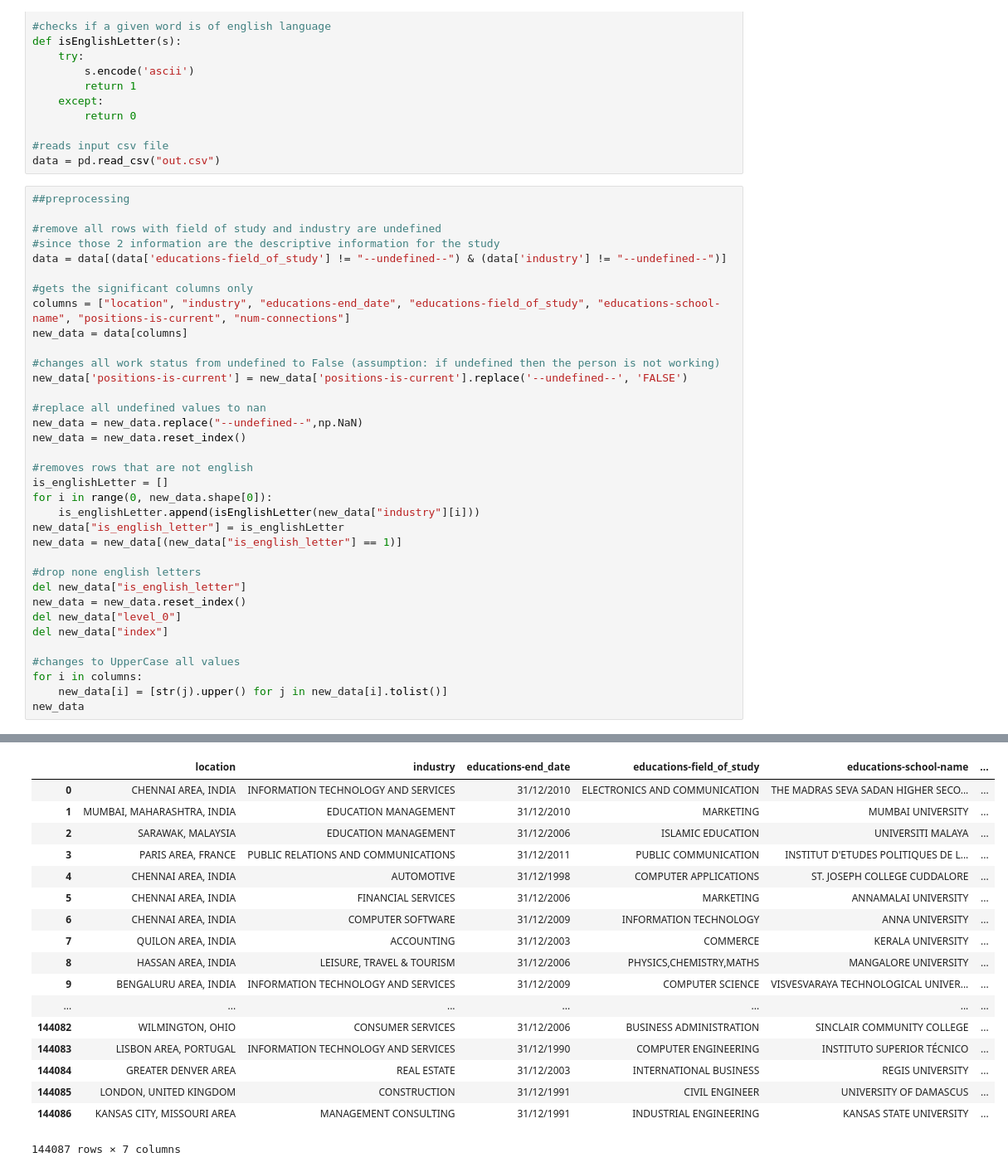
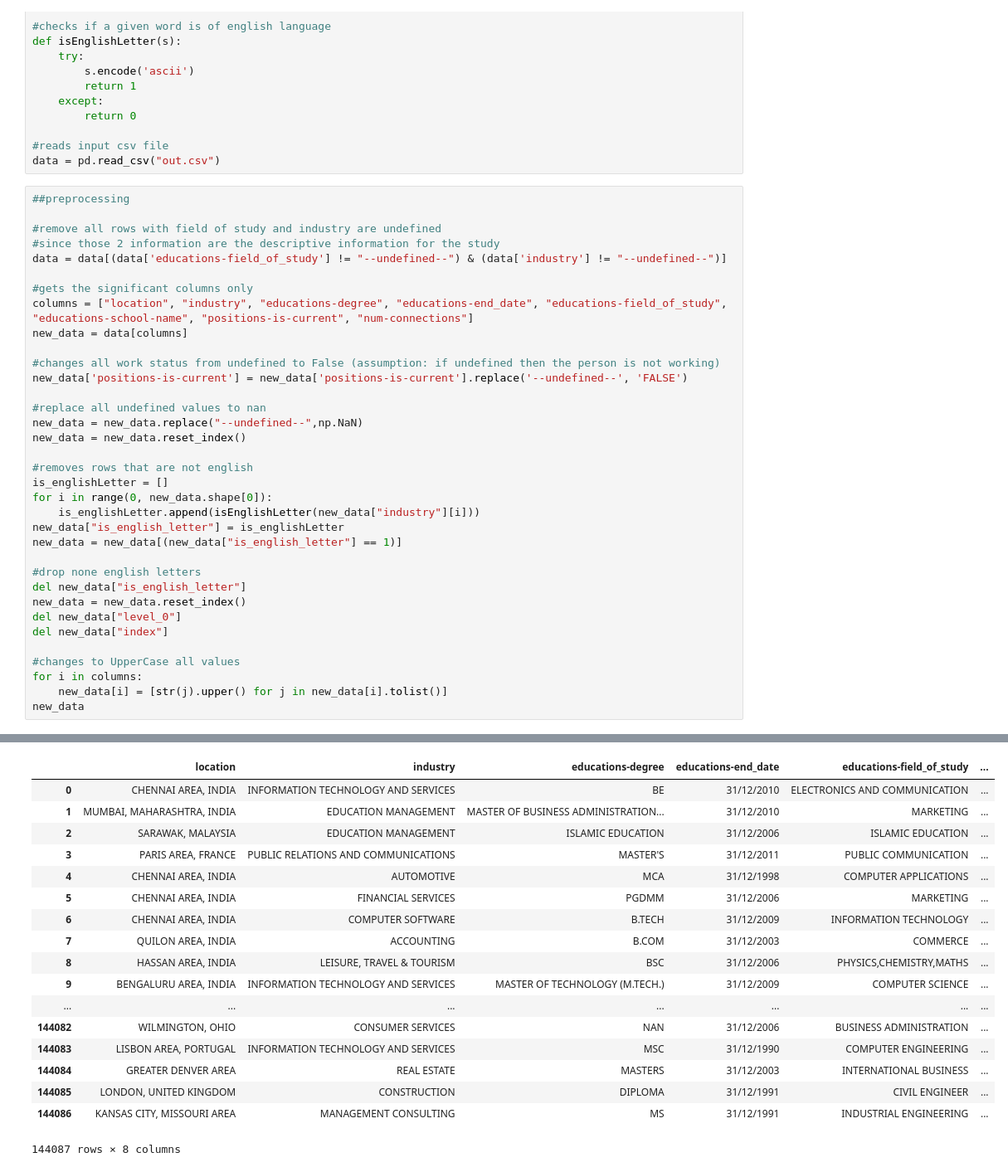
Before and after one commit to mychll31/career_path_jupyter_notebook, a Jupyter notebook: Career Path Prediction.ipynb, the cells around one changed output, grey strips where cells are left out. Shown at 83% size. Drawn from its saved outputs; the diff is of its cells as text.

```diff
--- a/Career Path Prediction.ipynb
+++ b/Career Path Prediction.ipynb
@@ -21,57 +21,57 @@ data = pd.read_csv("out.csv")
 data = data[(data['educations-field_of_study'] != "--undefined--") & (data['industry'] != "--undefined--")]
 
 #gets the significant columns only
-columns = ["location", "industry", "educations-end_date", "educations-field_of_study", "educations-school-name", "positions-is-current", "num-connections"]
+columns = ["location", "industry", "educations-degree", "educations-end_date", "educations-field_of_study", "educations-school-name", "positions-is-current", "num-connections"]
 new_data = data[columns]
 
 #changes all work status from undefined to False (assumption: if undefined then the person is not working)
 new_data['positions-is-current'] = new_data['positions-is-current'].replace('--undefined--', 'FALSE')
 
 #replace all undefined values to nan
 new_data = new_data.replace("--undefined--",np.NaN)
 new_data = new_data.reset_index()
 
 #removes rows that are not english
 is_englishLetter = []
 for i in range(0, new_data.shape[0]):
     is_englishLetter.append(isEnglishLetter(new_data["industry"][i]))
 new_data["is_english_letter"] = is_englishLetter
 new_data = new_data[(new_data["is_english_letter"] == 1)]
 
 #drop none english letters
 del new_data["is_english_letter"]
 new_data = new_data.reset_index()
 del new_data["level_0"]
 del new_data["index"]
 
 #changes to UpperCase all values
 for i in columns:
     new_data[i] = [str(j).upper() for j in new_data[i].tolist()]
 new_data
 # %% [output]
 A value is trying to be set on a copy of a slice from a DataFrame.
 Try using .loc[row_indexer,col_indexer] = value instead
 
 See the caveats in the documentation: http://pandas.pydata.org/pandas-docs/stable/indexing.html#indexing-view-versus-copy
   if sys.path[0] == '':
-|  | location | industry | educations-end_date | educations-field_of_study | educations-school-name | ... |
-| 0 | CHENNAI AREA, INDIA | INFORMATION TECHNOLOGY AND SERVICES | 31/12/2010 | ELECTRONICS AND COMMUNICATION | THE MADRAS SEVA SADAN HIGHER SECO... | ... |
-| 1 | MUMBAI, MAHARASHTRA, INDIA | EDUCATION MANAGEMENT | 31/12/2010 | MARKETING | MUMBAI UNIVERSITY | ... |
-| 2 | SARAWAK, MALAYSIA | EDUCATION MANAGEMENT | 31/12/2006 | ISLAMIC EDUCATION | UNIVERSITI MALAYA | ... |
-| 3 | PARIS AREA, FRANCE | PUBLIC RELATIONS AND COMMUNICATIONS | 31/12/2011 | PUBLIC COMMUNICATION | INSTITUT D'ETUDES POLITIQUES DE L... | ... |
-| 4 | CHENNAI AREA, INDIA | AUTOMOTIVE | 31/12/1998 | COMPUTER APPLICATIONS | ST. JOSEPH COLLEGE CUDDALORE | ... |
-| 5 | CHENNAI AREA, INDIA | FINANCIAL SERVICES | 31/12/2006 | MARKETING | ANNAMALAI UNIVERSITY | ... |
-| 6 | CHENNAI AREA, INDIA | COMPUTER SOFTWARE | 31/12/2009 | INFORMATION TECHNOLOGY | ANNA UNIVERSITY | ... |
-| 7 | QUILON AREA, INDIA | ACCOUNTING | 31/12/2003 | COMMERCE | KERALA UNIVERSITY | ... |
-| 8 | HASSAN AREA, INDIA | LEISURE, TRAVEL & TOURISM | 31/12/2006 | PHYSICS,CHEMISTRY,MATHS | MANGALORE UNIVERSITY | ... |
-| 9 | BENGALURU AREA, INDIA | INFORMATION TECHNOLOGY AND SERVICES | 31/12/2009 | COMPUTER SCIENCE | VISVESVARAYA TECHNOLOGICAL UNIVER... | ... |
+|  | location | industry | educations-degree | educations-end_date | educations-field_of_study | ... |
+| 0 | CHENNAI AREA, INDIA | INFORMATION TECHNOLOGY AND SERVICES | BE | 31/12/2010 | ELECTRONICS AND COMMUNICATION | ... |
+| 1 | MUMBAI, MAHARASHTRA, INDIA | EDUCATION MANAGEMENT | MASTER OF BUSINESS ADMINISTRATION... | 31/12/2010 | MARKETING | ... |
+| 2 | SARAWAK, MALAYSIA | EDUCATION MANAGEMENT | ISLAMIC EDUCATION | 31/12/2006 | ISLAMIC EDUCATION | ... |
+| 3 | PARIS AREA, FRANCE | PUBLIC RELATIONS AND COMMUNICATIONS | MASTER'S | 31/12/2011 | PUBLIC COMMUNICATION | ... |
+| 4 | CHENNAI AREA, INDIA | AUTOMOTIVE | MCA | 31/12/1998 | COMPUTER APPLICATIONS | ... |
+| 5 | CHENNAI AREA, INDIA | FINANCIAL SERVICES | PGDMM | 31/12/2006 | MARKETING | ... |
+| 6 | CHENNAI AREA, INDIA | COMPUTER SOFTWARE | B.TECH | 31/12/2009 | INFORMATION TECHNOLOGY | ... |
+| 7 | QUILON AREA, INDIA | ACCOUNTING | B.COM | 31/12/2003 | COMMERCE | ... |
+| 8 | HASSAN AREA, INDIA | LEISURE, TRAVEL & TOURISM | BSC | 31/12/2006 | PHYSICS,CHEMISTRY,MATHS | ... |
+| 9 | BENGALURU AREA, INDIA | INFORMATION TECHNOLOGY AND SERVICES | MASTER OF TECHNOLOGY (M.TECH.) | 31/12/2009 | COMPUTER SCIENCE | ... |
 | ... | ... | ... | ... | ... | ... | ... |
-| 144082 | WILMINGTON, OHIO | CONSUMER SERVICES | 31/12/2006 | BUSINESS ADMINISTRATION | SINCLAIR COMMUNITY COLLEGE | ... |
-| 144083 | LISBON AREA, PORTUGAL | INFORMATION TECHNOLOGY AND SERVICES | 31/12/1990 | COMPUTER ENGINEERING | INSTITUTO SUPERIOR TÉCNICO | ... |
-| 144084 | GREATER DENVER AREA | REAL ESTATE | 31/12/2003 | INTERNATIONAL BUSINESS | REGIS UNIVERSITY | ... |
-| 144085 | LONDON, UNITED KINGDOM | CONSTRUCTION | 31/12/1991 | CIVIL ENGINEER | UNIVERSITY OF DAMASCUS | ... |
-| 144086 | KANSAS CITY, MISSOURI AREA | MANAGEMENT CONSULTING | 31/12/1991 | INDUSTRIAL ENGINEERING | KANSAS STATE UNIVERSITY | ... |
+| 144082 | WILMINGTON, OHIO | CONSUMER SERVICES | NAN | 31/12/2006 | BUSINESS ADMINISTRATION | ... |
+| 144083 | LISBON AREA, PORTUGAL | INFORMATION TECHNOLOGY AND SERVICES | MSC | 31/12/1990 | COMPUTER ENGINEERING | ... |
+| 144084 | GREATER DENVER AREA | REAL ESTATE | MASTERS | 31/12/2003 | INTERNATIONAL BUSINESS | ... |
+| 144085 | LONDON, UNITED KINGDOM | CONSTRUCTION | DIPLOMA | 31/12/1991 | CIVIL ENGINEER | ... |
+| 144086 | KANSAS CITY, MISSOURI AREA | MANAGEMENT CONSULTING | MS | 31/12/1991 | INDUSTRIAL ENGINEERING | ... |
-144087 rows × 7 columns
+144087 rows × 8 columns
 # %%
 import enchant
 import re
```
Also changed, not shown: parts of 4 cells of this notebook.
